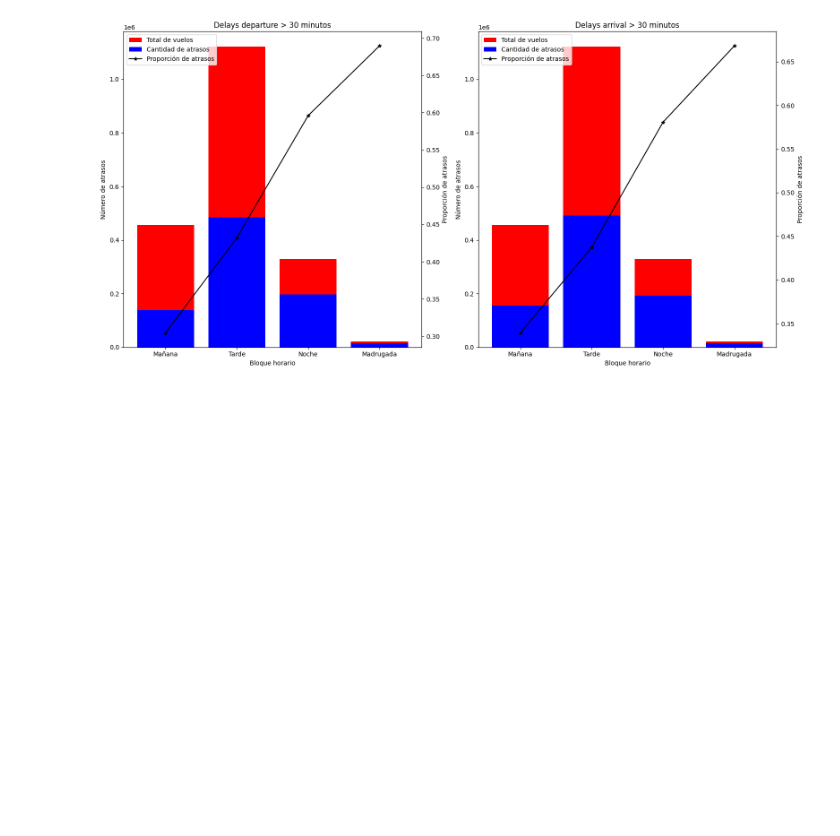
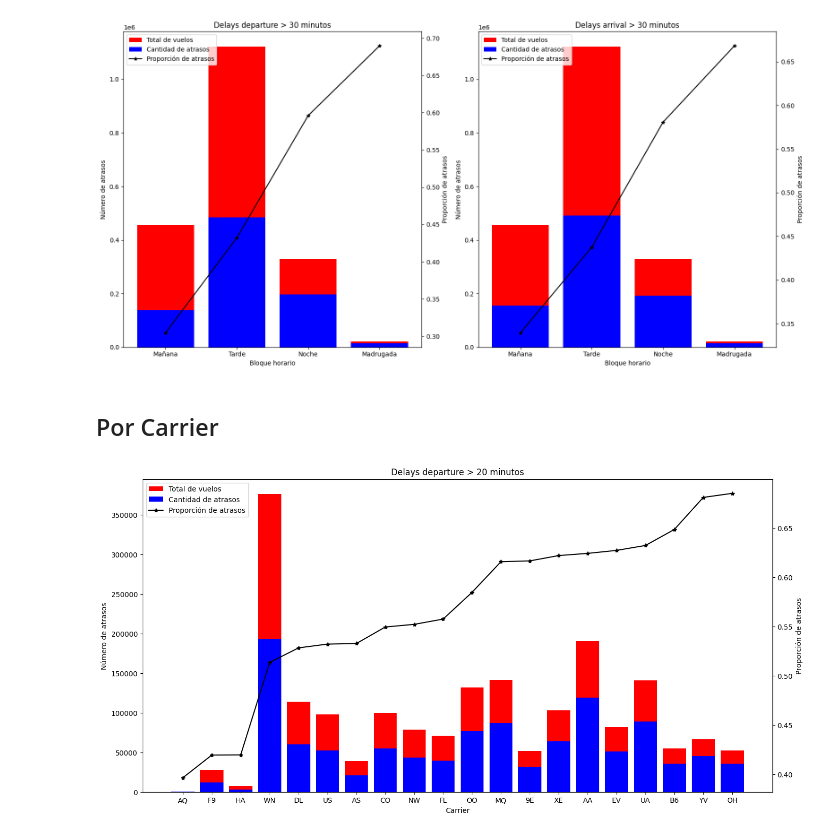
Before and after one commit to DiegoLeonG96/proyecto-pydatascience-udd, a Jupyter notebook: 03_Visualizaciones.ipynb, the cells around one changed output. Saved outputs shown, nothing was run; the diff lists cells and outputs as text; code cells hidden in the pictures; blank space fills up the shorter version.

Commit message:
ADD: temporal variables bar plots

```diff
--- a/03_Visualizaciones.ipynb
+++ b/03_Visualizaciones.ipynb
@@ -57,9 +57,11 @@ data["ArrHourBlock2"] = data["ArrTime"].apply(lambda s: "AM" if s<=1200 else "PM
 # %% [markdown]
 # Visualizaciones de atrasos por proporciones
 # %%
-def delay_proportion_plot(data: pd.DataFrame, group_by_col: str, minutes: str, dep_only = False):
+def delay_proportion_plot(data: pd.DataFrame, group_by_col: str, minutes: str, x_label: str, dep_only = False):
+    data_copy = data.copy()
+    data_copy[group_by_col] = data_copy[group_by_col].astype(str)
 
-    data_agg = data.groupby(by=[group_by_col]).apply(lambda s: pd.Series({
+    data_agg = data_copy.groupby(by=[group_by_col]).apply(lambda s: pd.Series({
         "Cantidad de vuelos": len(s),
         "Cantidad de atrasos en departure": len(s[s[f"DepDelay{minutes}"]==1]),
         "Cantidad de atrasos en arrival": len(s[s[f"ArrDelay{minutes}"]==1]),
@@ -77,7 +79,7 @@ def delay_proportion_plot(data: pd.DataFrame, group_by_col: str, minutes: str, d
     ax1_0.bar(data_agg[group_by_col], data_agg["Cantidad de vuelos"], color = "r", label = "Total de vuelos")
     ax1_0.bar(data_agg[group_by_col], data_agg["Cantidad de atrasos en departure"], color = "b", label = "Cantidad de atrasos")
     ax1_0.set_ylabel("Número de atrasos")
-    ax1_0.set_xlabel("Bloque horario")
+    ax1_0.set_xlabel(x_label)
     ax1_0.set_title(f"Delays departure > {minutes} minutos")
 
     ax2 = ax1_0.twinx()
@@ -92,7 +94,7 @@ def delay_proportion_plot(data: pd.DataFrame, group_by_col: str, minutes: str, d
         ax1[1].bar(data_agg[group_by_col], data_agg["Cantidad de vuelos"], color = "r", label = "Total de vuelos")
         ax1[1].bar(data_agg[group_by_col], data_agg["Cantidad de atrasos en arrival"], color = "b", label = "Cantidad de atrasos")
         ax1[1].set_ylabel("Número de atrasos")
-        ax1[1].set_xlabel("Bloque horario")
+        ax1[1].set_xlabel(x_label)
         ax1[1].set_title(f"Delays arrival > {minutes} minutos")
 
         ax2 = ax1[1].twinx()
@@ -115,2 +119,8 @@ delay_proportion_plot(data, "DepHourBlock4", 30, dep_only=False)
 # %% [output]
 [figure]
+# %% [markdown]
+## Por Carrier
+# %%
+delay_proportion_plot(data, "UniqueCarrier", 20, "Carrier", dep_only=True)
+# %% [output]
+[figure, added]
```
Also changed, not shown: parts of 8 cells of this notebook.
